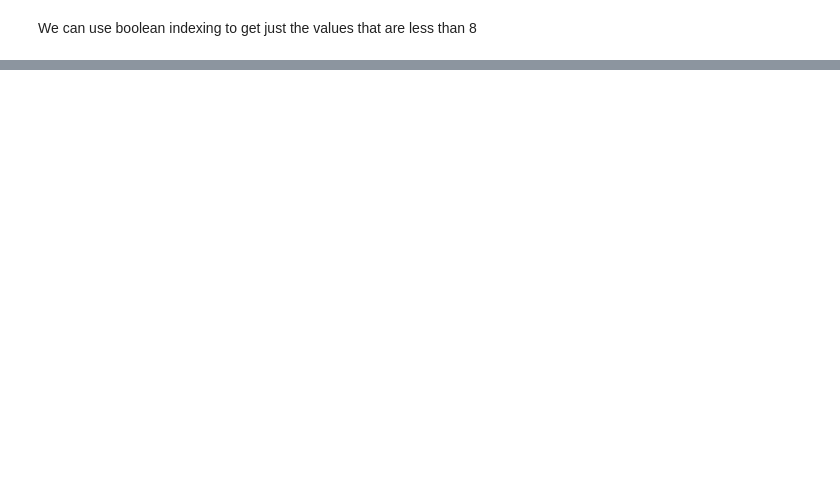
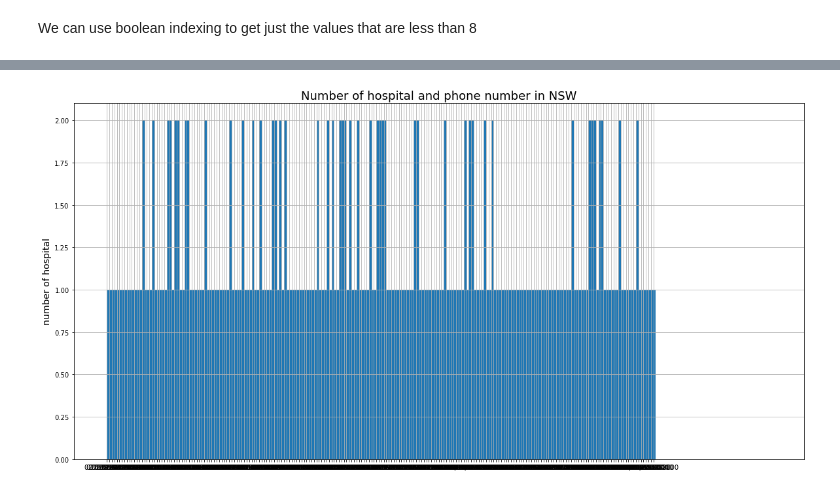
Before and after one commit to XINYICHEN1012/dataproject, a Jupyter notebook: NSW hospital.ipynb, the cells around one changed output, grey strips where cells are left out. Drawn from its saved outputs; the diff is of its cells as text; code cells hidden in the pictures; blank space fills up the shorter version.

```diff
--- a/NSW hospital.ipynb
+++ b/NSW hospital.ipynb
@@ -316,3 +255,16 @@ plt.show()
+# %%
+health_data['Phone'].value_counts()
+
+number_x=266
+lower_bound = 0
+upper_bound =266
+plt.hist(health_data['Phone'], bins=number_x, range=(lower_bound, upper_bound))
+plt.title("Number of hospital and phone number in NSW", fontsize=18)
+plt.ylabel('number of hospital', fontsize=14)
+plt.grid(True)
+plt.show()
+# %% [output]
+[figure, added]
 # %%
 # the histogram of the data
 plt.hist(x, 50, density=True, facecolor='green', alpha=0.75)
```
Also changed, not shown: parts of 81 cells of this notebook.
